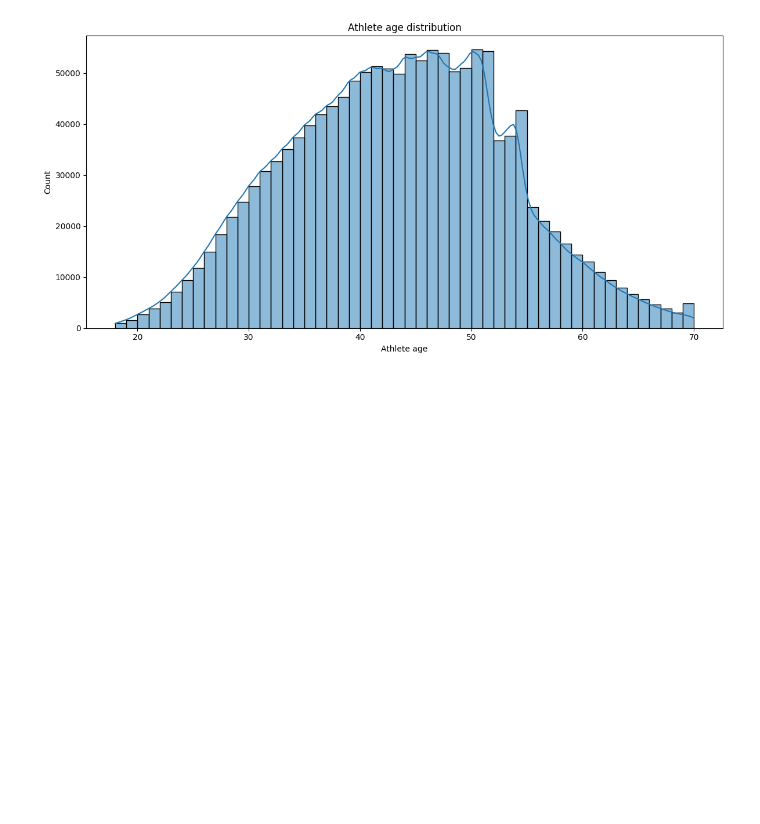
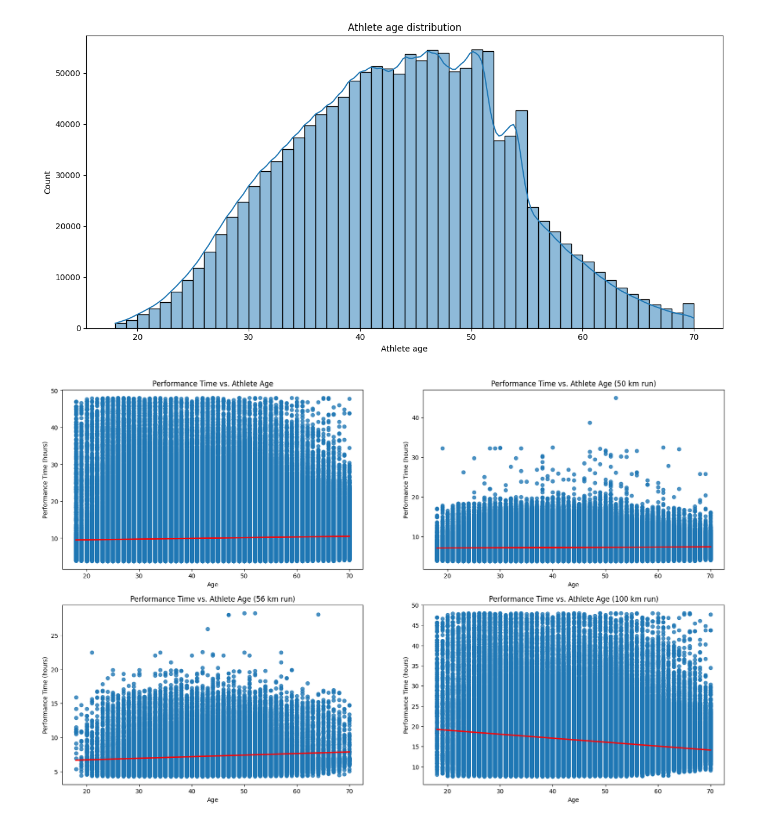
Before and after one commit to G-Bielokozowicz/Maraton-Runners-Analysis, a Jupyter notebook: main.ipynb, the cells around one changed output. Drawn from its saved outputs; the diff is of its cells as text; code cells hidden in the pictures; blank space fills up the shorter version.

Commit message:
Data analysis: performance time vs athlete age

```diff
--- a/main.ipynb
+++ b/main.ipynb
@@ -338,3 +318,7 @@ df.sample(50)
+# %%
+df=df[df['Athlete run time (s)']!=0]
+# %%
+df['Athlete run time (h)'] = round(df['Athlete run time (s)'] / 3600, 2)
 # %% [markdown]
 # Data Analysis
 # %%
@@ -353,3 +337,63 @@ plt.tight_layout()
 plt.show()
 # %% [output]
 [figure]
+# %%
+plt.figure(figsize=(20,12))
+
+plt.subplot(2,2,1)
+sns.regplot(
+    data=df,
+    x='Athlete age',
+    y='Athlete run time (h)',
+    ci=None,
+    line_kws={'color':'red'}
+    )
+
+plt.title('Performance Time vs. Athlete Age')
+plt.xlabel('Age')
+plt.ylabel('Performance Time (hours)')
+
+plt.subplot(2,2,2)
+sns.regplot(
+    data=df[df['Event distance (km)']==50],
+    x='Athlete age',
+    y='Athlete run time (h)',
+    ci=None,
+    line_kws={'color':'red'}
+    )
+
+plt.title('Performance Time vs. Athlete Age (50 km run)')
+plt.xlabel('Age')
+plt.ylabel('Performance Time (hours)')
+
+
+plt.subplot(2,2,3)
+sns.regplot(
+    data=df[df['Event distance (km)']==56],
+    x='Athlete age',
+    y='Athlete run time (h)',
+    ci=None,
+    line_kws={'color':'red'}
+    )
+
+plt.title('Performance Time vs. Athlete Age (56 km run)')
+plt.xlabel('Age')
+plt.ylabel('Performance Time (hours)')
+
+
+plt.subplot(2,2,4)
+sns.regplot(
+    data=df[df['Event distance (km)']==100],
+    x='Athlete age',
+    y='Athlete run time (h)',
+    ci=None,
+    line_kws={'color':'red'}
+    )
+
+plt.title('Performance Time vs. Athlete Age (100 km run)')
+plt.xlabel('Age')
+plt.ylabel('Performance Time (hours)')
+
+plt.show()
+# %% [output]
+[figure, added]
```
Also changed, not shown: parts of 1 cell of this notebook.
